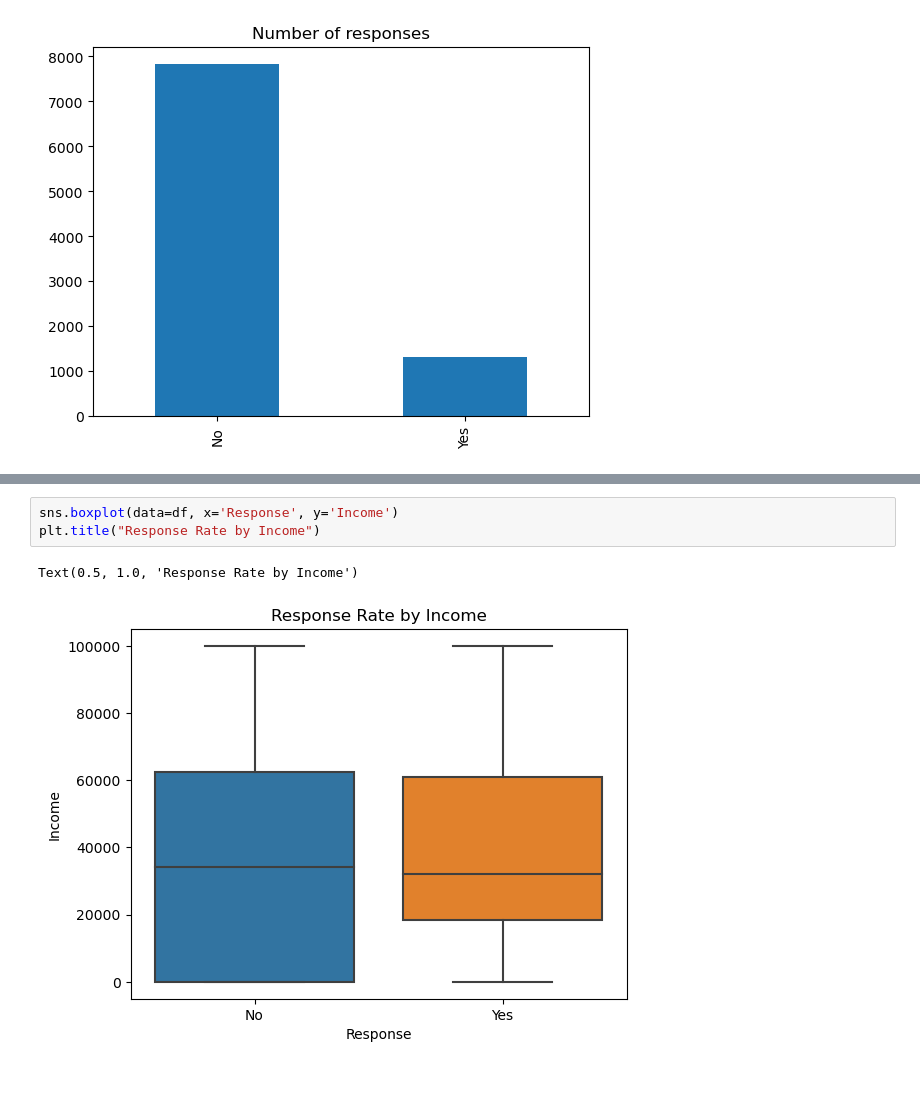
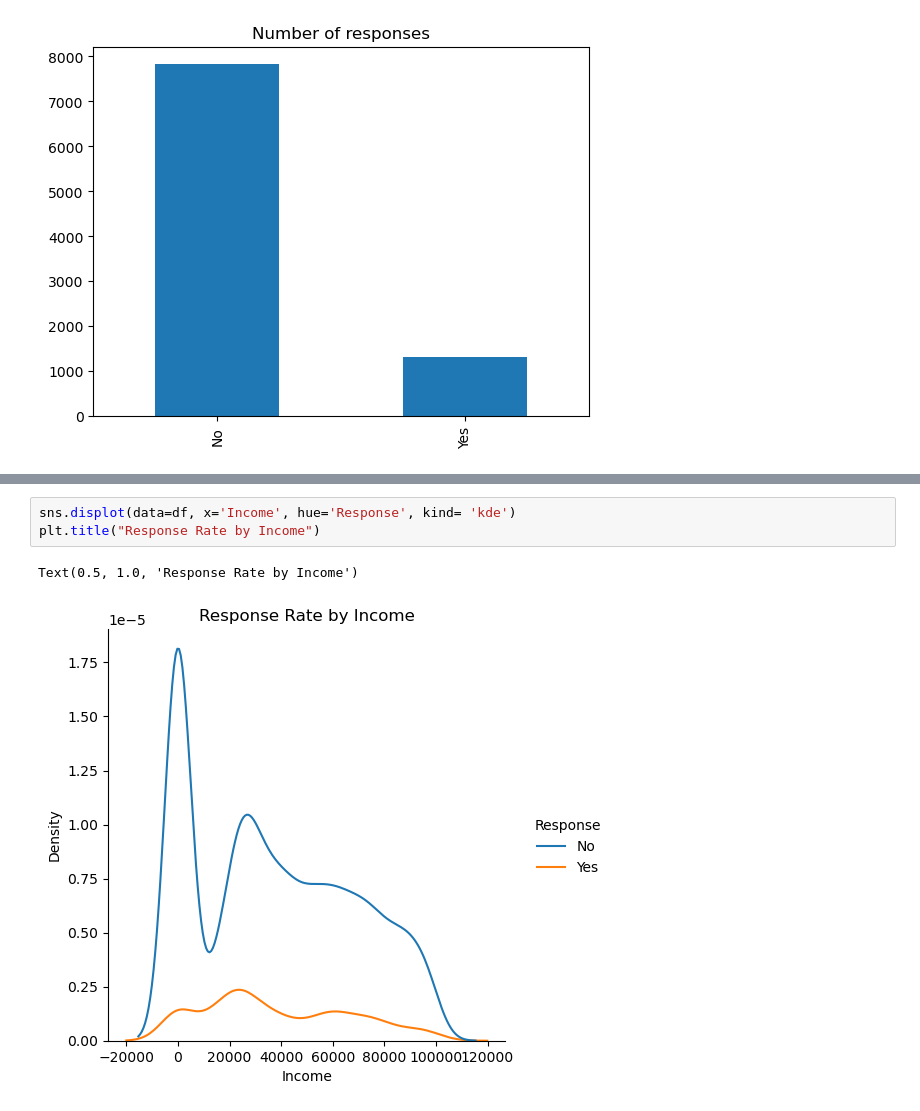
Before and after one commit to RetCast/lab-customer-analysis-round-3, a Jupyter notebook: lab-customer-analysis-round-3.ipynb, the cells around one changed output, grey strips where cells are left out. Saved outputs shown, nothing was run; the diff lists cells and outputs as text; blank space fills up the shorter version.

```diff
--- a/lab-customer-analysis-round-3.ipynb
+++ b/lab-customer-analysis-round-3.ipynb
@@ -64,6 +70,6 @@ Text(0.5, 1.0, 'Response Rate by the Total Claim Amount')
 # %%
-sns.boxplot(data=df, x='Response', y='Income')
+sns.displot(data=df, x='Income', hue='Response', kind= 'kde')
 plt.title("Response Rate by Income")
 # %% [output]
 Text(0.5, 1.0, 'Response Rate by Income')
-[figure, old version]
+[figure, new version]
```
Also changed, not shown: parts of 3 cells of this notebook.
